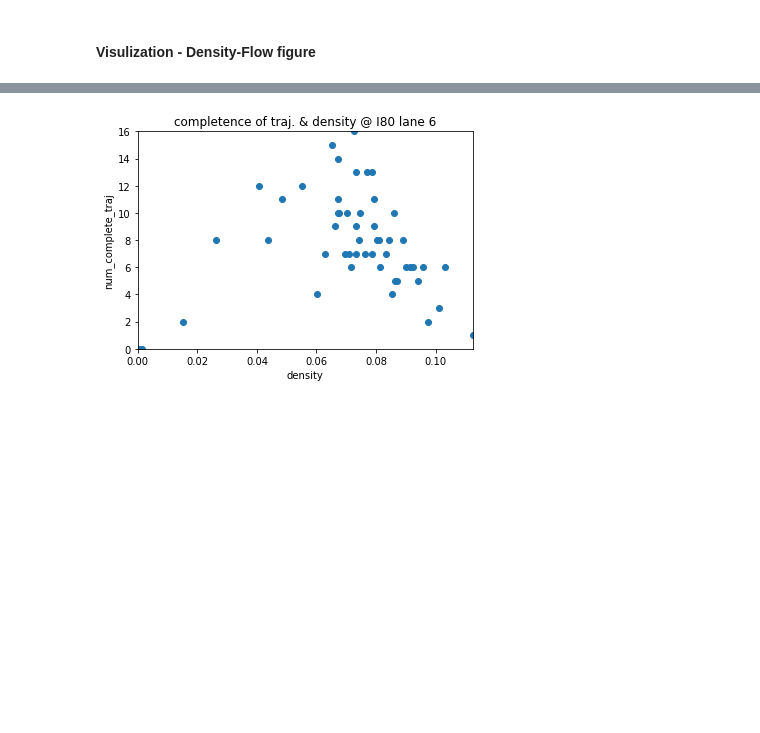
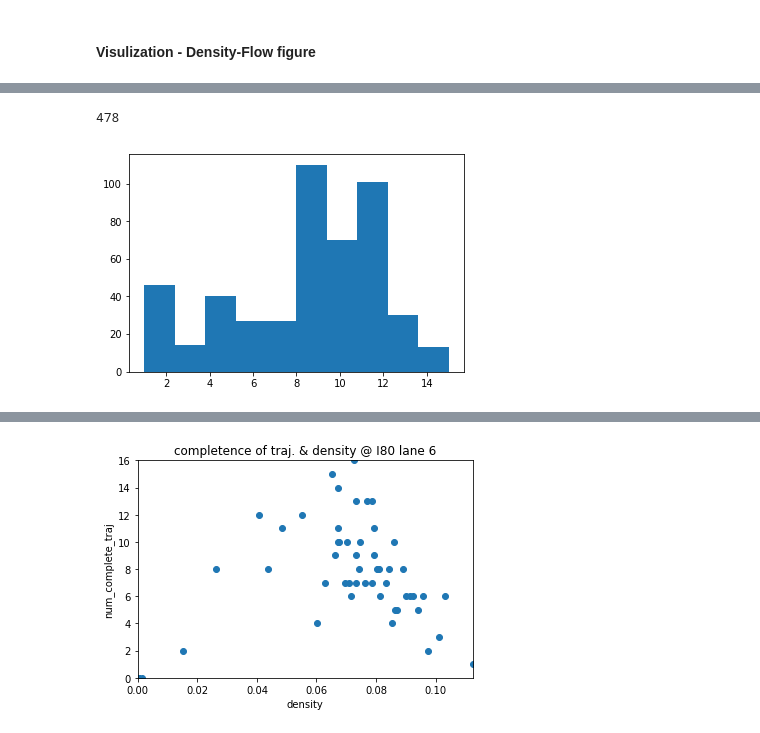
Before and after one commit to ZhaobinMo/NGSIM, a Jupyter notebook: dataprocess.ipynb, the cells around one changed output, grey strips where cells are left out. Cells and saved outputs as stored; diff of their text form; code cells hidden in the pictures; blank space fills up the shorter version.

```diff
--- a/dataprocess.ipynb
+++ b/dataprocess.ipynb
@@ -439,0 +381,13 @@ lenq_rou_n)
+# %%
+import pandas as pd
+from math import floor
+lane_id = 3
+dfSet = pd.read_csv(r"C:\Users\Zhaobin\Desktop\Columbia\NGSIM\Git\NGSIM\data\traUs101Gap01s_lane{}.csv".format(lane_id))
+
+import numpy as np
+df = dfSet
+
+grid_t, grid_s = getTimeSpaceGrid(df)
+
+# recorder: q-flow  rou-density  n-the # of the valid traj (continuous and fromBginToEnd)
+q_rou_n = np.zeros( (len(grid_t)-1, len(grid_s), len(['q','rou','num_car','ave_speed'])) )
@@ -439,0 +439,5 @@ lenq_rou_n)
+# %%
+df_test = df.set_index(['unit_id','idx_t','idx_s'])
+df_test = df_test.reset_index()
+whole_set = set(list(zip(df.unit_id, df.idx_t, df.idx_s)))
+len(whole_set)
@@ -439,0 +527,20 @@ lenq_rou_n)
+# %%
+valid_gdf = valid_gdf.reset_index()
+
+grouped = valid_gdf.groupby(['idx_t','idx_s'])
+valid_ggdf = pd.DataFrame({'num_cars': grouped['vehicle_id'].count()})
+valid_ggdf['sum_t_travel'] = grouped['t_travel'].sum()
+
+# remove the 0
+mask = valid_ggdf['sum_t_travel'] == 0
+valid_ggdf = valid_ggdf.loc[~mask,:]
+valid_ggdf['ave_t_travel'] = valid_ggdf['sum_t_travel'] / (valid_ggdf['num_cars'])
+valid_ggdf['q'] = valid_ggdf['num_cars'] / (grid_t[1]-grid_t[0])
+valid_ggdf['ave_speed'] = (grid_s[1]-grid_s[0]) / valid_ggdf['ave_t_travel']
+valid_ggdf['density'] = valid_ggdf['q'] / valid_ggdf['ave_speed']
+plt.hist(valid_ggdf['num_cars'])
+valid_ggdf.head(5)
+print(len(valid_ggdf))
+# %% [output]
+478
+[figure, added]
```
Also changed, not shown: parts of 26 cells of this notebook.
